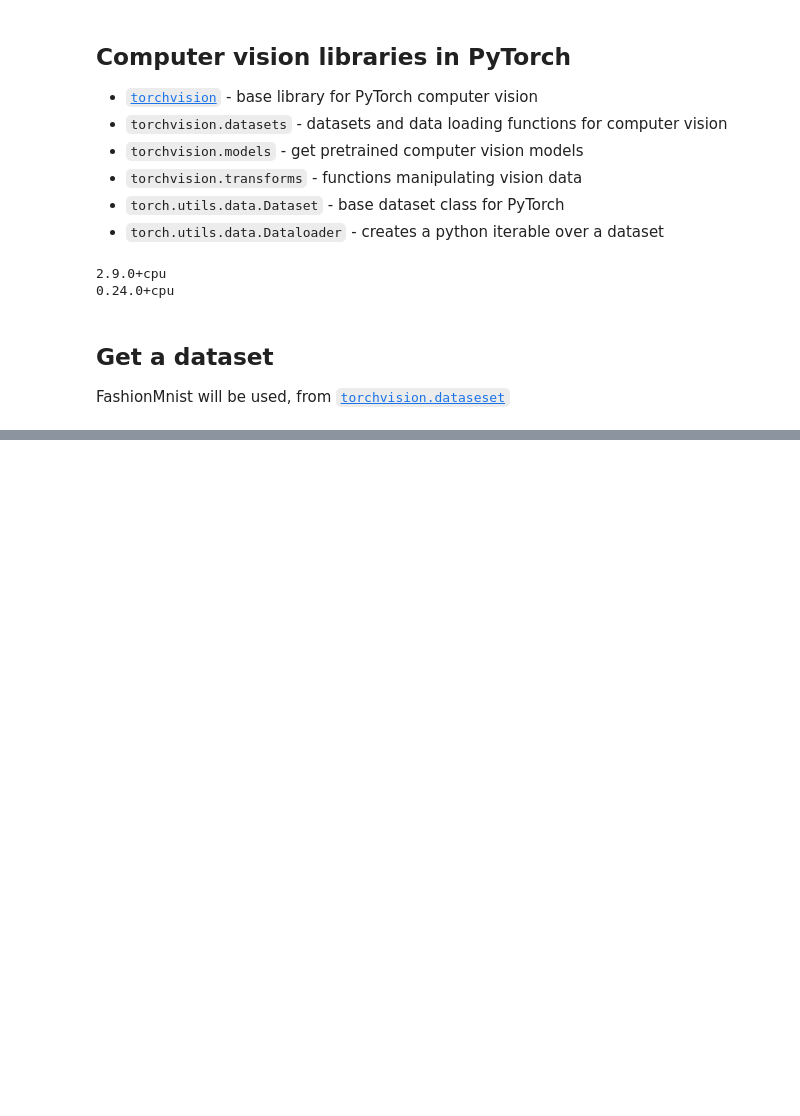
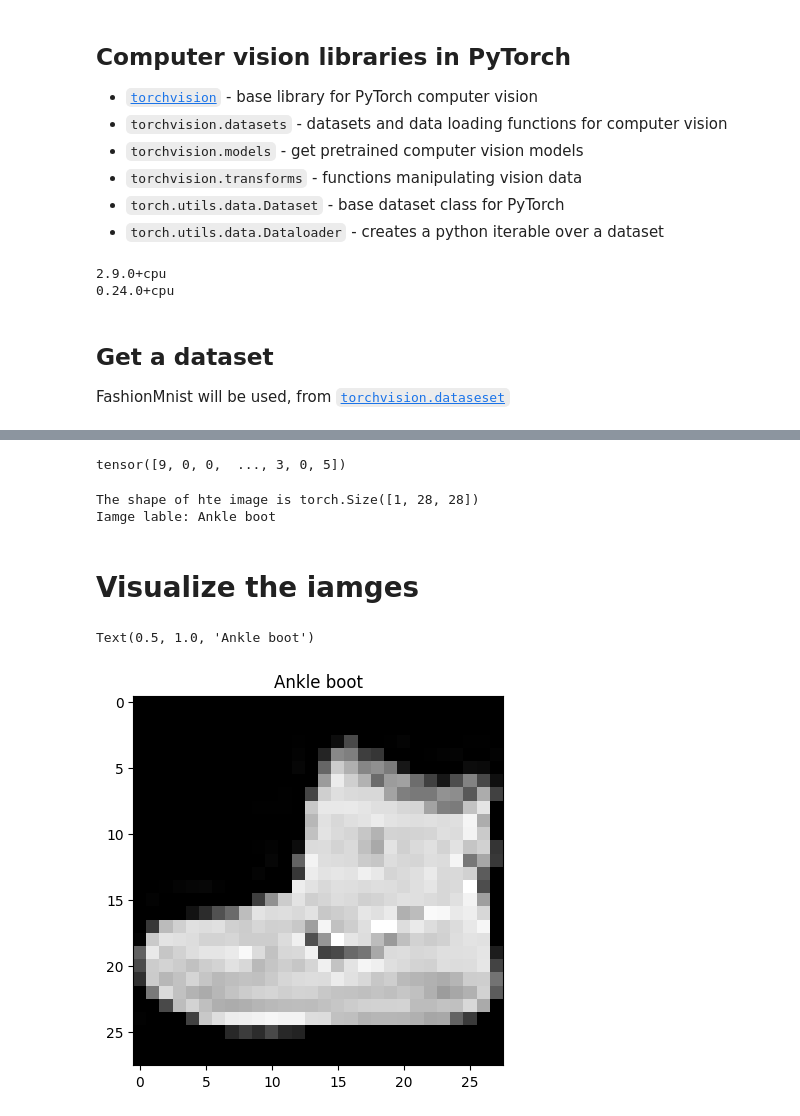
Before and after one commit to vyron-arvanitis/pytorch_tutorials, a Jupyter notebook: 03_pytorch_copmputer_vision.ipynb, the cells around one changed output, grey strips where cells are left out. Cells and saved outputs as stored; diff of their text form; code cells hidden in the pictures; blank space fills up the shorter version.

```diff
--- a/03_pytorch_copmputer_vision.ipynb
+++ b/03_pytorch_copmputer_vision.ipynb
@@ -35,3 +35,20 @@ print(torchvision.__version__)
 ## Get a dataset
 
 FashionMnist will be used, from [`torchvision.dataseset`](https://docs.pytorch.org/vision/main/datasets.html)
+# %%
+# Setup training data
+train_data = datasets.FashionMNIST(
+    root="data", # where the data are downloaded to
+    train=True,
+    download=True, # donwload the data yes!
+    transform=ToTensor(),
+    target_transform=None
+)
+
+test_data = datasets.FashionMNIST(
+    root="data",
+    train=False,
+    download=True,
+    transform=ToTensor(),
+    target_transform=None
+)
@@ -37,0 +128,4 @@ FashionMnist will be used, from [`torchvision.dataseset`](https://docs.pytorch.o
+# %%
+# See the train data
+image, label = train_data[0]
+image, label
@@ -37,0 +150,3 @@ FashionMnist will be used, from [`torchvision.dataseset`](https://docs.pytorch.o
+# %%
+class_names = train_data.classes
+class_names
@@ -37,0 +178,23 @@ FashionMnist will be used, from [`torchvision.dataseset`](https://docs.pytorch.o
+# %%
+train_data.targets
+# %% [output]
+tensor([9, 0, 0,  ..., 3, 0, 5])
+# %%
+# Check the shape of the image
+print(f"The shape of hte image is {image.shape}")
+print(f"Iamge lable: {class_names[label]}")
+# %% [output]
+The shape of hte image is torch.Size([1, 28, 28])
+Iamge lable: Ankle boot
+# %% [markdown]
+# Visualize the iamges
+# %%
+import matplotlib.pyplot as plt
+iamge, label = train_data[0]
+
+# plt.imshow(image) # Invalid shape (1, 28, 28) for image data
+plt.imshow(image.squeeze(), cmap="grey")
+plt.title(class_names[label])
+# %% [output]
+Text(0.5, 1.0, 'Ankle boot')
+[figure, added]
```
Also changed, not shown: parts of 25 cells of this notebook.
